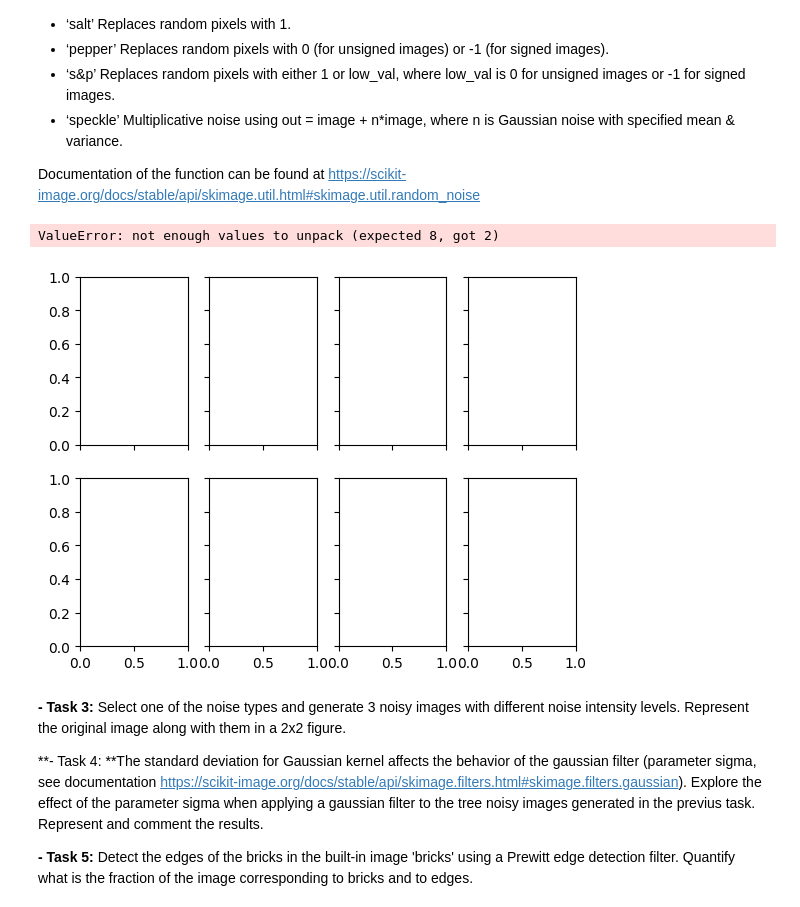
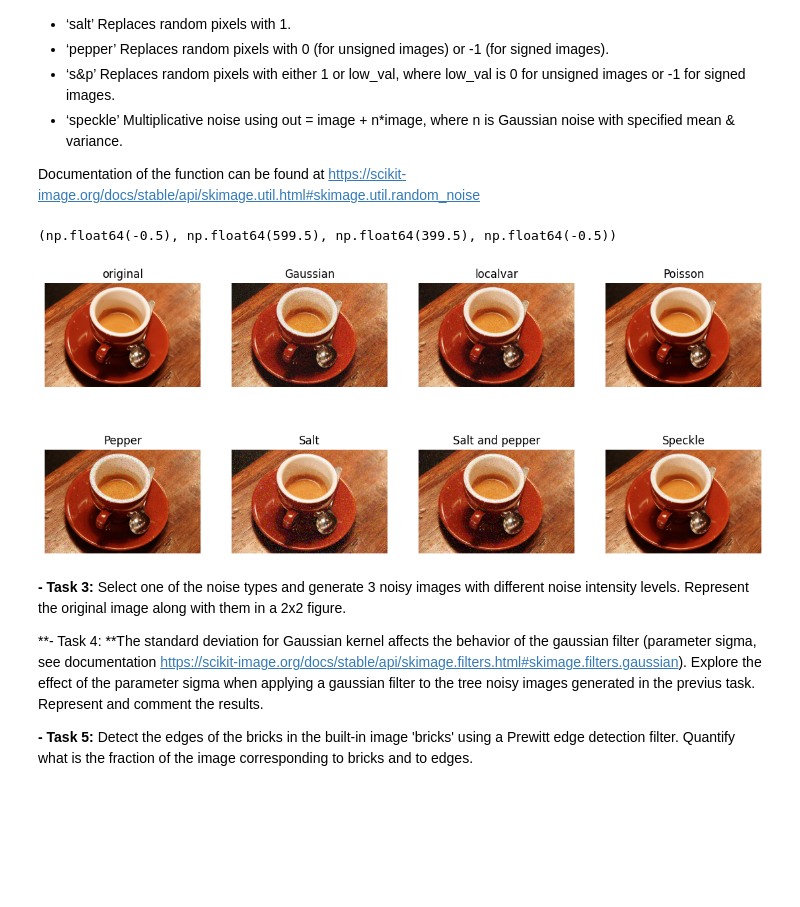
Before and after one commit to Mahsa-Goudarzi/ComputerVision, a Jupyter notebook: M1_Image Processing/Exercise 1.ipynb, the cells around one changed output. Saved outputs shown, nothing was run; the diff lists cells and outputs as text; code cells hidden in the pictures; blank space fills up the shorter version.

```diff
--- a/M1_Image Processing/Exercise 1.ipynb
+++ b/M1_Image Processing/Exercise 1.ipynb
@@ -61,36 +61,36 @@ noisy_image_pepper = random_noise(original, mode="pepper")
 noisy_image_sp = random_noise(original, mode="s&p")
 noisy_image_speckle = random_noise(original, mode="speckle")
 
 
 #show the noisy images
-fig, (ax1, ax2, ax3, ax4, ax5, ax6, ax7, ax8) = plt.subplots(ncols=4, nrows=2, sharex=True, sharey=True)
+fig, ((ax1, ax2, ax3, ax4), (ax5, ax6, ax7, ax8)) = plt.subplots(ncols=4, nrows=2,figsize=(14, 6), sharex=True, sharey=True)
 ax1.imshow(original, cmap=plt.cm.gray)
 ax1.set_title('original')
 ax1.axis('off')
 ax2.imshow(noisy_image_normal, cmap=plt.cm.gray)
 ax2.set_title('Gaussian')
 ax2.axis('off')
 ax3.imshow(noisy_image_localvar, cmap=plt.cm.gray)
 ax3.set_title('localvar')
 ax3.axis('off')
 ax4.imshow(noisy_image_poisson, cmap=plt.cm.gray)
 ax4.set_title('Poisson')
 ax4.axis('off')
 ax5.imshow(noisy_image_pepper, cmap=plt.cm.gray)
 ax5.set_title('Pepper')
 ax5.axis('off')
 ax6.imshow(noisy_image_salt, cmap=plt.cm.gray)
 ax6.set_title('Salt')
 ax6.axis('off')
 ax7.imshow(noisy_image_sp, cmap=plt.cm.gray)
 ax7.set_title('Salt and pepper')
 ax7.axis('off')
 ax8.imshow(noisy_image_speckle, cmap=plt.cm.gray)
 ax8.set_title('Speckle')
 ax8.axis('off')
 # %% [output]
-ValueError: not enough values to unpack (expected 8, got 2)
+(np.float64(-0.5), np.float64(599.5), np.float64(399.5), np.float64(-0.5))
-[figure, old version]
+[figure, new version]
 # %% [markdown]
 
 
```
